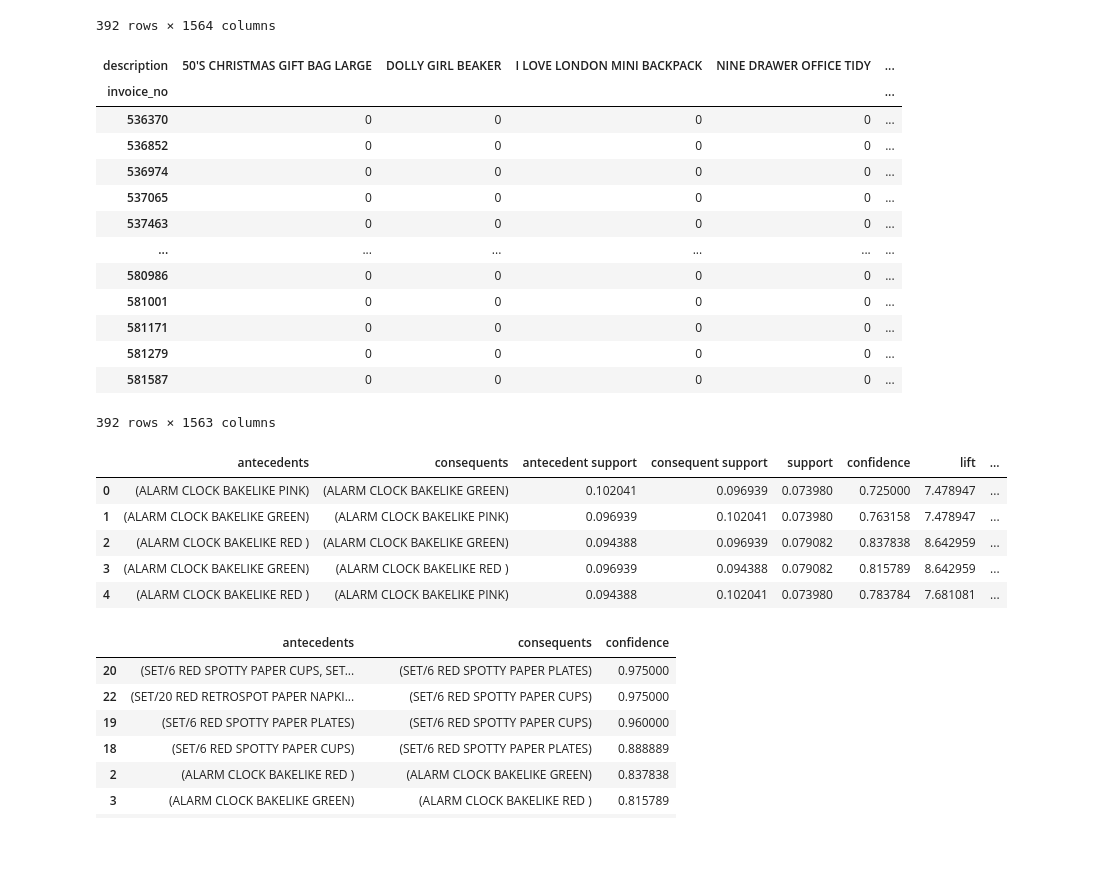
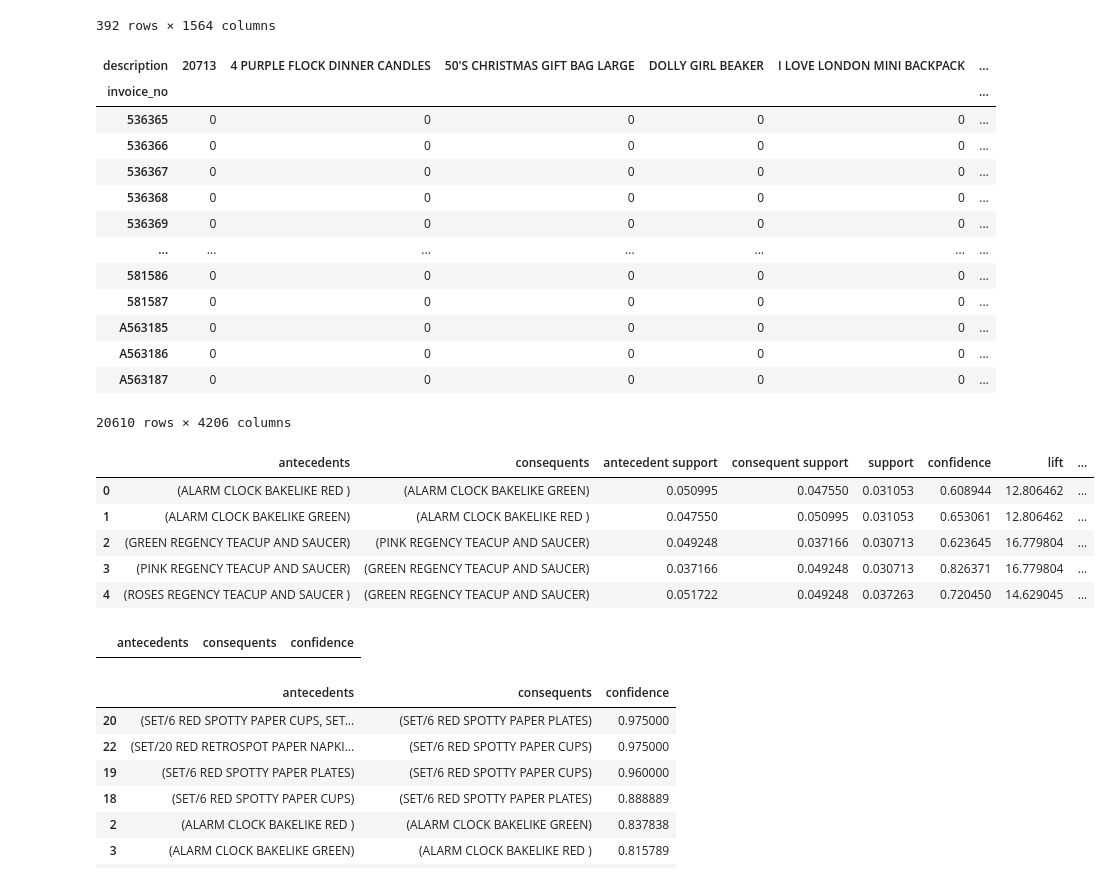
Before and after one commit to vash-ashutosh/Minor_project, a Jupyter notebook: Apriori/Apriori_trial_on_data.ipynb, the cells around one changed output. Cells and saved outputs as stored; diff of their text form; code cells hidden in the pictures; blank space fills up the shorter version.

```diff
--- a/Apriori/Apriori_trial_on_data.ipynb
+++ b/Apriori/Apriori_trial_on_data.ipynb
@@ -110,3 +110,9 @@ data.head()
 | 2 | 536365 | CREAM CUPID HEARTS COAT HANGER | 8 | 2010-12-01 08:26:00 | 2.75 | 17850.0 | United Kingdom |
 | 3 | 536365 | KNITTED UNION FLAG HOT WATER BOTTLE | 6 | 2010-12-01 08:26:00 | 3.39 | 17850.0 | United Kingdom |
 | 4 | 536365 | RED WOOLLY HOTTIE WHITE HEART. | 6 | 2010-12-01 08:26:00 | 3.39 | 17850.0 | United Kingdom |
+# %%
+# Converting all items in desciption of same invoice to columns
+basket = (df.groupby(['invoice_no', 'description'])['quantity']
+          .sum().unstack().reset_index().fillna(0)
+          .set_index('invoice_no'))
+basket
@@ -113,10 +134,10 @@ data.head()
 # %%
-# Converting all items in desciption of same invoice to columns
-basket = (df[df['Country'] =="France"]
-          .groupby(['invoice_no', 'description'])['quantity']
-          .sum().unstack().reset_index().fillna(0)
-          .set_index('invoice_no'))
-basket
+# # Converting all items in desciption of same invoice to columns
+# basket = (df[df['Country'] =="France"]
+#           .groupby(['invoice_no', 'description'])['quantity']
+#           .sum().unstack().reset_index().fillna(0)
+#           .set_index('invoice_no'))
+# basket
 # %% [output]
 | description | 50'S CHRISTMAS GIFT BAG LARGE | DOLLY GIRL BEAKER | I LOVE LONDON MINI BACKPACK | NINE DRAWER OFFICE TIDY | ... |
 | invoice_no |  |  |  |  | ... |
@@ -145,30 +166,30 @@ basket_sets = basket.applymap(encode_units)
 basket_sets.drop('POSTAGE', inplace=True, axis=1)
 basket_sets
 # %% [output]
-| description | 50'S CHRISTMAS GIFT BAG LARGE | DOLLY GIRL BEAKER | I LOVE LONDON MINI BACKPACK | NINE DRAWER OFFICE TIDY | ... |
-| invoice_no |  |  |  |  | ... |
-| 536370 | 0 | 0 | 0 | 0 | ... |
-| 536852 | 0 | 0 | 0 | 0 | ... |
-| 536974 | 0 | 0 | 0 | 0 | ... |
-| 537065 | 0 | 0 | 0 | 0 | ... |
-| 537463 | 0 | 0 | 0 | 0 | ... |
-| ... | ... | ... | ... | ... | ... |
-| 580986 | 0 | 0 | 0 | 0 | ... |
-| 581001 | 0 | 0 | 0 | 0 | ... |
-| 581171 | 0 | 0 | 0 | 0 | ... |
-| 581279 | 0 | 0 | 0 | 0 | ... |
-| 581587 | 0 | 0 | 0 | 0 | ... |
+| description | 20713 | 4 PURPLE FLOCK DINNER CANDLES | 50'S CHRISTMAS GIFT BAG LARGE | DOLLY GIRL BEAKER | I LOVE LONDON MINI BACKPACK | ... |
+| invoice_no |  |  |  |  |  | ... |
+| 536365 | 0 | 0 | 0 | 0 | 0 | ... |
+| 536366 | 0 | 0 | 0 | 0 | 0 | ... |
+| 536367 | 0 | 0 | 0 | 0 | 0 | ... |
+| 536368 | 0 | 0 | 0 | 0 | 0 | ... |
+| 536369 | 0 | 0 | 0 | 0 | 0 | ... |
+| ... | ... | ... | ... | ... | ... | ... |
+| 581586 | 0 | 0 | 0 | 0 | 0 | ... |
+| 581587 | 0 | 0 | 0 | 0 | 0 | ... |
+| A563185 | 0 | 0 | 0 | 0 | 0 | ... |
+| A563186 | 0 | 0 | 0 | 0 | 0 | ... |
+| A563187 | 0 | 0 | 0 | 0 | 0 | ... |
-392 rows × 1563 columns
+20610 rows × 4206 columns
 # %%
-frequent_itemsets = apriori(basket_sets, min_support=0.07, use_colnames=True)
+frequent_itemsets = apriori(basket_sets, min_support=0.03, use_colnames=True)
 rules = association_rules(frequent_itemsets, metric="lift", min_threshold=1)
 rules.head()
 # %% [output]
 |  | antecedents | consequents | antecedent support | consequent support | support | confidence | lift | ... |
-| 0 | (ALARM CLOCK BAKELIKE PINK) | (ALARM CLOCK BAKELIKE GREEN) | 0.102041 | 0.096939 | 0.073980 | 0.725000 | 7.478947 | ... |
-| 1 | (ALARM CLOCK BAKELIKE GREEN) | (ALARM CLOCK BAKELIKE PINK) | 0.096939 | 0.102041 | 0.073980 | 0.763158 | 7.478947 | ... |
-| 2 | (ALARM CLOCK BAKELIKE RED ) | (ALARM CLOCK BAKELIKE GREEN) | 0.094388 | 0.096939 | 0.079082 | 0.837838 | 8.642959 | ... |
-| 3 | (ALARM CLOCK BAKELIKE GREEN) | (ALARM CLOCK BAKELIKE RED ) | 0.096939 | 0.094388 | 0.079082 | 0.815789 | 8.642959 | ... |
-| 4 | (ALARM CLOCK BAKELIKE RED ) | (ALARM CLOCK BAKELIKE PINK) | 0.094388 | 0.102041 | 0.073980 | 0.783784 | 7.681081 | ... |
+| 0 | (ALARM CLOCK BAKELIKE RED ) | (ALARM CLOCK BAKELIKE GREEN) | 0.050995 | 0.047550 | 0.031053 | 0.608944 | 12.806462 | ... |
+| 1 | (ALARM CLOCK BAKELIKE GREEN) | (ALARM CLOCK BAKELIKE RED ) | 0.047550 | 0.050995 | 0.031053 | 0.653061 | 12.806462 | ... |
+| 2 | (GREEN REGENCY TEACUP AND SAUCER) | (PINK REGENCY TEACUP AND SAUCER) | 0.049248 | 0.037166 | 0.030713 | 0.623645 | 16.779804 | ... |
+| 3 | (PINK REGENCY TEACUP AND SAUCER) | (GREEN REGENCY TEACUP AND SAUCER) | 0.037166 | 0.049248 | 0.030713 | 0.826371 | 16.779804 | ... |
+| 4 | (ROSES REGENCY TEACUP AND SAUCER ) | (GREEN REGENCY TEACUP AND SAUCER) | 0.051722 | 0.049248 | 0.037263 | 0.720450 | 14.629045 | ... |
 # %%
 # RULES WITH CONFIDENSE GREATER THAN 80%
@@ -177,4 +198,10 @@ final_rules = rules[ (rules['lift'] >= 6) &
 final_rules = final_rules.sort_values(by=["confidence"], ascending=False)
+# %%
+# final_rules['antecedents','consequents', 'confidence']
+final_apriori_rules = final_rules[['antecedents','consequents','confidence']]
+final_apriori_rules
+# %% [output]
+|  | antecedents | consequents | confidence |
 # %%
 # final_rules['antecedents','consequents', 'confidence']
 final_apriori_rules = final_rules[['antecedents','consequents','confidence']]
```
Also changed, not shown: parts of 3 cells of this notebook, 8 other files.
